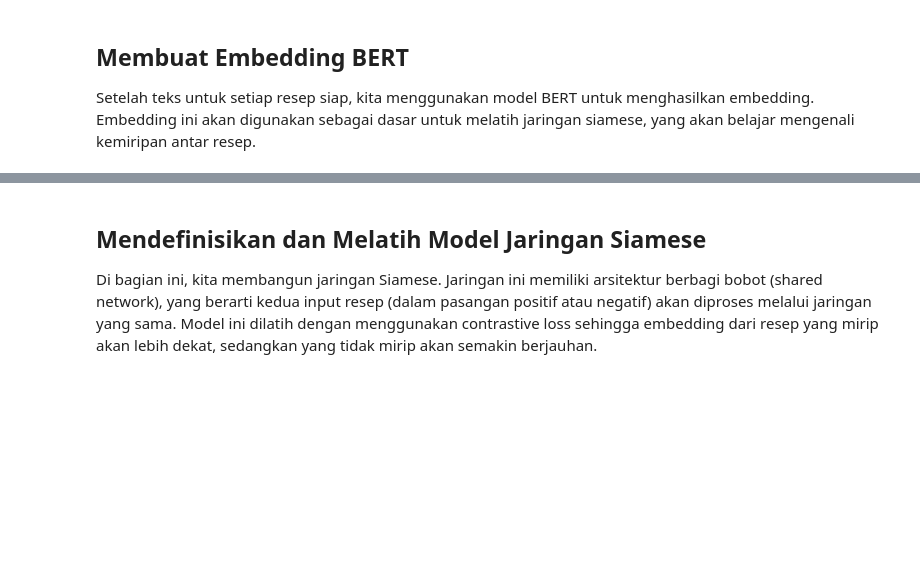
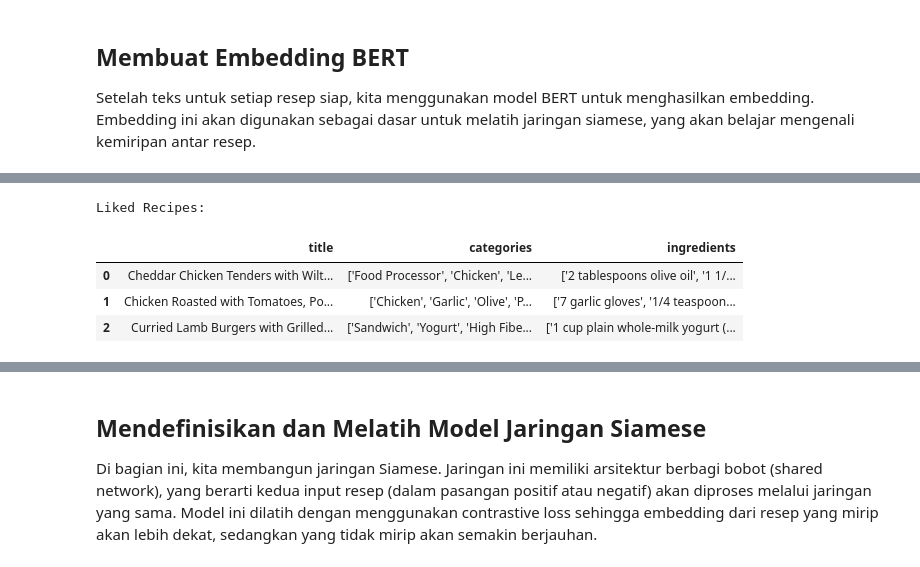
Before and after one commit to adaalif/Bangkit-Capstone-Project, a Jupyter notebook: Dataset/model_embedding.ipynb, the cells around one changed output, grey strips where cells are left out. Drawn from its saved outputs; the diff is of its cells as text; code cells hidden in the pictures; blank space fills up the shorter version.

```diff
--- a/Dataset/model_embedding.ipynb
+++ b/Dataset/model_embedding.ipynb
@@ -60,4 +38,0 @@ bert_embeddings = np.array(bert_embeddings)
-# %%
-recipes_df['embedding'] = list(bert_embeddings)
-embeddings = recipes_df['embedding']
-embeddings = np.array(list(recipes_df['embedding'])).reshape(-1, 768, 1)
@@ -66,0 +280,19 @@ Pada tahap ini, kita membuat pasangan positif dan negatif. Pasangan positif beri
+# %%
+def display_liked_recipes(liked_recipes):
+    """
+    Display the liked recipes in a table.
+    """
+    print("Liked Recipes:")
+    display(liked_recipes.reset_index(drop=True))
+
+
+liked_recipe_indices = [76, 1669, 698]
+liked_recipes = recipes_df.iloc[liked_recipe_indices][['title', 'categories', 'ingredients']]
+
+display_liked_recipes(liked_recipes)
+# %% [output]
+Liked Recipes:
+|  | title | categories | ingredients |
+| 0 | Cheddar Chicken Tenders with Wilt... | ['Food Processor', 'Chicken', 'Le... | ['2 tablespoons olive oil', '1 1/... |
+| 1 | Chicken Roasted with Tomatoes, Po... | ['Chicken', 'Garlic', 'Olive', 'P... | ['7 garlic gloves', '1/4 teaspoon... |
+| 2 | Curried Lamb Burgers with Grilled... | ['Sandwich', 'Yogurt', 'High Fibe... | ['1 cup plain whole-milk yogurt (... |
```
Also changed, not shown: parts of 20 cells of this notebook, 1 other file.
